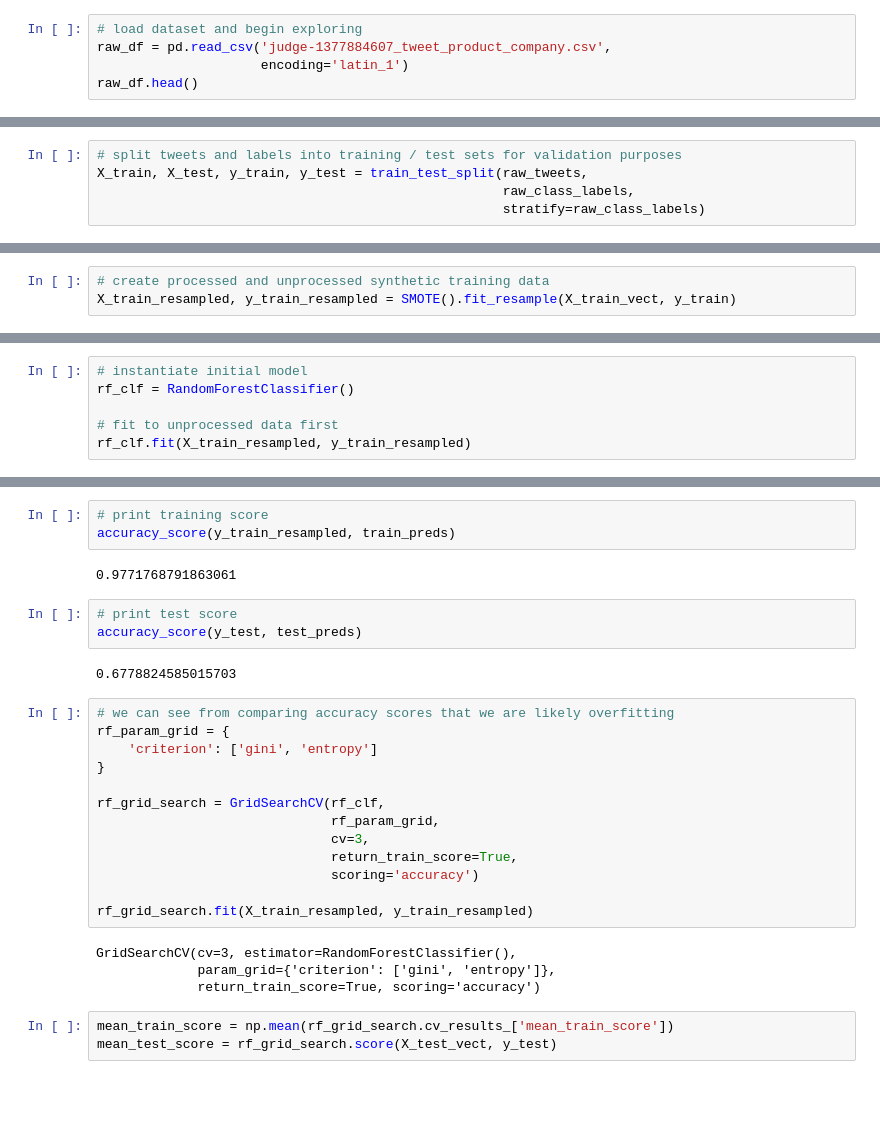
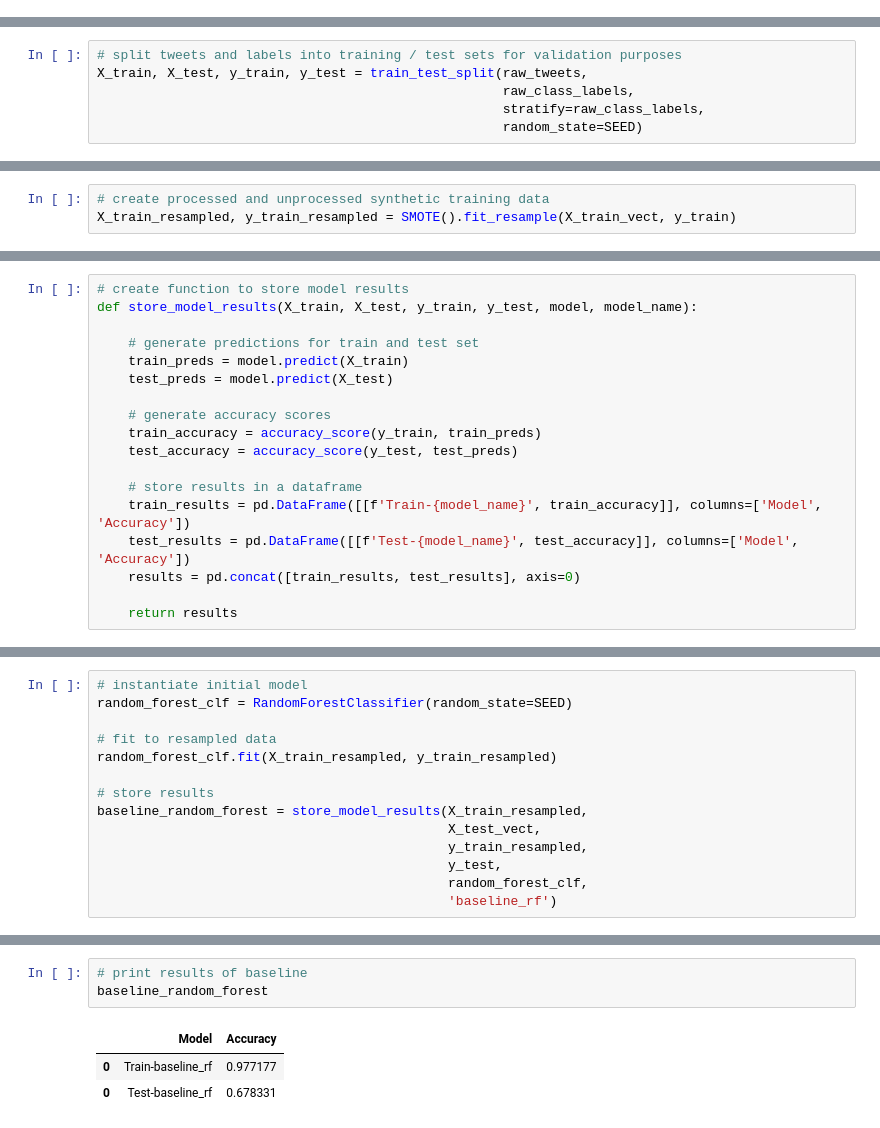
Before and after one commit to akaigraham/Tweet-Classification-NLP, a Jupyter notebook: final_sentiment.ipynb, the cells around one changed output, grey strips where cells are left out. Cells and saved outputs as stored; diff of their text form; blank space fills up the shorter version.

```diff
--- a/final_sentiment.ipynb
+++ b/final_sentiment.ipynb
@@ -26,5 +121,0 @@ np.random.seed(23)
-# %%
-# load dataset and begin exploring
-raw_df = pd.read_csv('judge-1377884607_tweet_product_company.csv',
-                     encoding='latin_1')
-raw_df.head()
@@ -563,7 +617,8 @@ raw_class_labels = class_labels.copy()
 # split tweets and labels into training / test sets for validation purposes
 X_train, X_test, y_train, y_test = train_test_split(raw_tweets,
                                                     raw_class_labels,
-                                                    stratify=raw_class_labels)
+                                                    stratify=raw_class_labels,
+                                                    random_state=SEED)
 # %%
 # update stopwords list to remove common words
 stopwords_list += ['mention', 'link', 'rt', 'quot']
@@ -630 +700,19 @@ Name: sentiment, dtype: float64
+# %%
+# create function to store model results
+def store_model_results(X_train, X_test, y_train, y_test, model, model_name):
+
+    # generate predictions for train and test set
+    train_preds = model.predict(X_train)
+    test_preds = model.predict(X_test)
+
+    # generate accuracy scores
+    train_accuracy = accuracy_score(y_train, train_preds)
+    test_accuracy = accuracy_score(y_test, test_preds)
+
+    # store results in a dataframe
+    train_results = pd.DataFrame([[f'Train-{model_name}', train_accuracy]], columns=['Model', 'Accuracy'])
+    test_results = pd.DataFrame([[f'Test-{model_name}', test_accuracy]], columns=['Model', 'Accuracy'])
+    results = pd.concat([train_results, test_results], axis=0)
+
+    return results
 # %% [markdown]
@@ -632,6 +720,14 @@ Name: sentiment, dtype: float64
 # %%
 # instantiate initial model
-rf_clf = RandomForestClassifier()
+random_forest_clf = RandomForestClassifier(random_state=SEED)
 
-# fit to unprocessed data first
-rf_clf.fit(X_train_resampled, y_train_resampled)
+# fit to resampled data
+random_forest_clf.fit(X_train_resampled, y_train_resampled)
+
+# store results
+baseline_random_forest = store_model_results(X_train_resampled,
+                                             X_test_vect,
+                                             y_train_resampled,
+                                             y_test,
+                                             random_forest_clf,
+                                             'baseline_rf')
@@ -644,30 +734,7 @@ test_preds = rf_clf.predict(X_test_vect)
-# %%
-# print training score
-accuracy_score(y_train_resampled, train_preds)
-# %% [output]
-0.9771768791863061
-# %%
-# print test score
-accuracy_score(y_test, test_preds)
-# %% [output]
-0.6778824585015703
-# %%
-# we can see from comparing accuracy scores that we are likely overfitting
-rf_param_grid = {
-    'criterion': ['gini', 'entropy']
-}
-
-rf_grid_search = GridSearchCV(rf_clf,
-                              rf_param_grid,
-                              cv=3,
-                              return_train_score=True,
-                              scoring='accuracy')
-
-rf_grid_search.fit(X_train_resampled, y_train_resampled)
-# %% [output]
-GridSearchCV(cv=3, estimator=RandomForestClassifier(),
-             param_grid={'criterion': ['gini', 'entropy']},
-             return_train_score=True, scoring='accuracy')
-# %%
-mean_train_score = np.mean(rf_grid_search.cv_results_['mean_train_score'])
-mean_test_score = rf_grid_search.score(X_test_vect, y_test)
+# %%
+# print results of baseline
+baseline_random_forest
+# %% [output]
+|  | Model | Accuracy |
+| 0 | Train-baseline_rf | 0.977177 |
+| 0 | Test-baseline_rf | 0.678331 |
```
Also changed, not shown: parts of 43 cells of this notebook.
